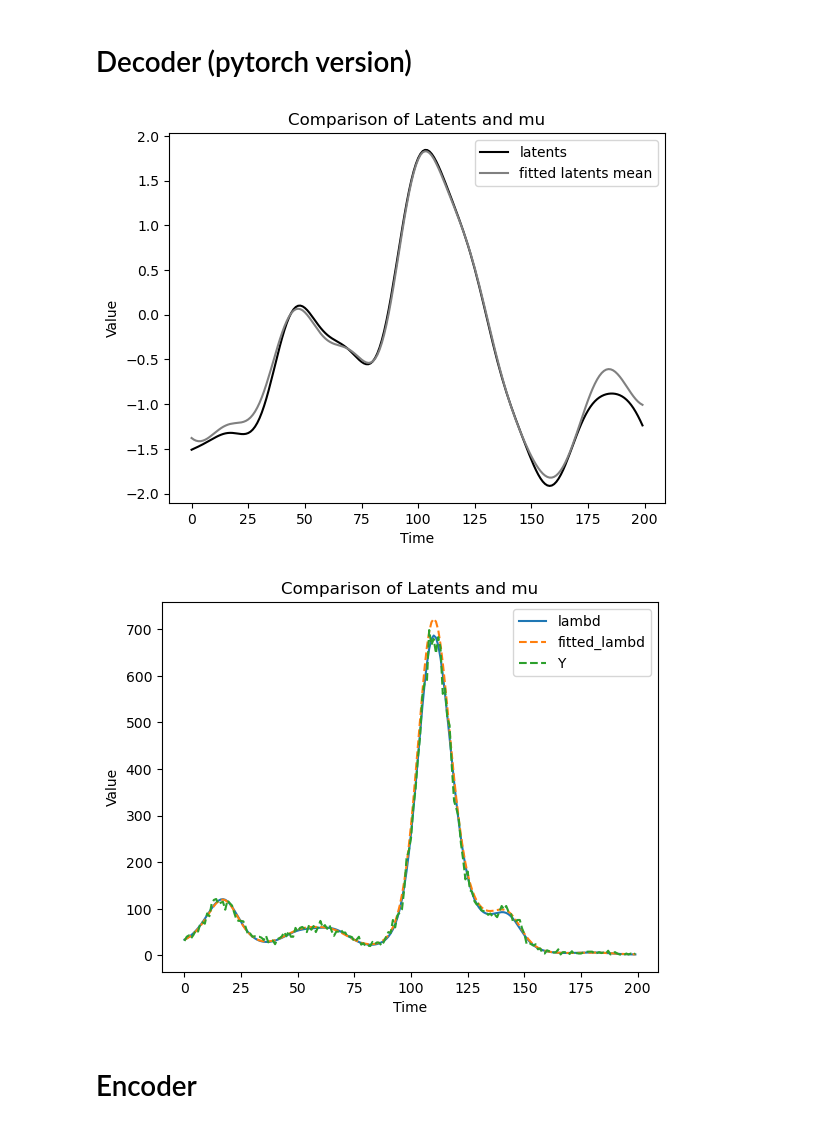
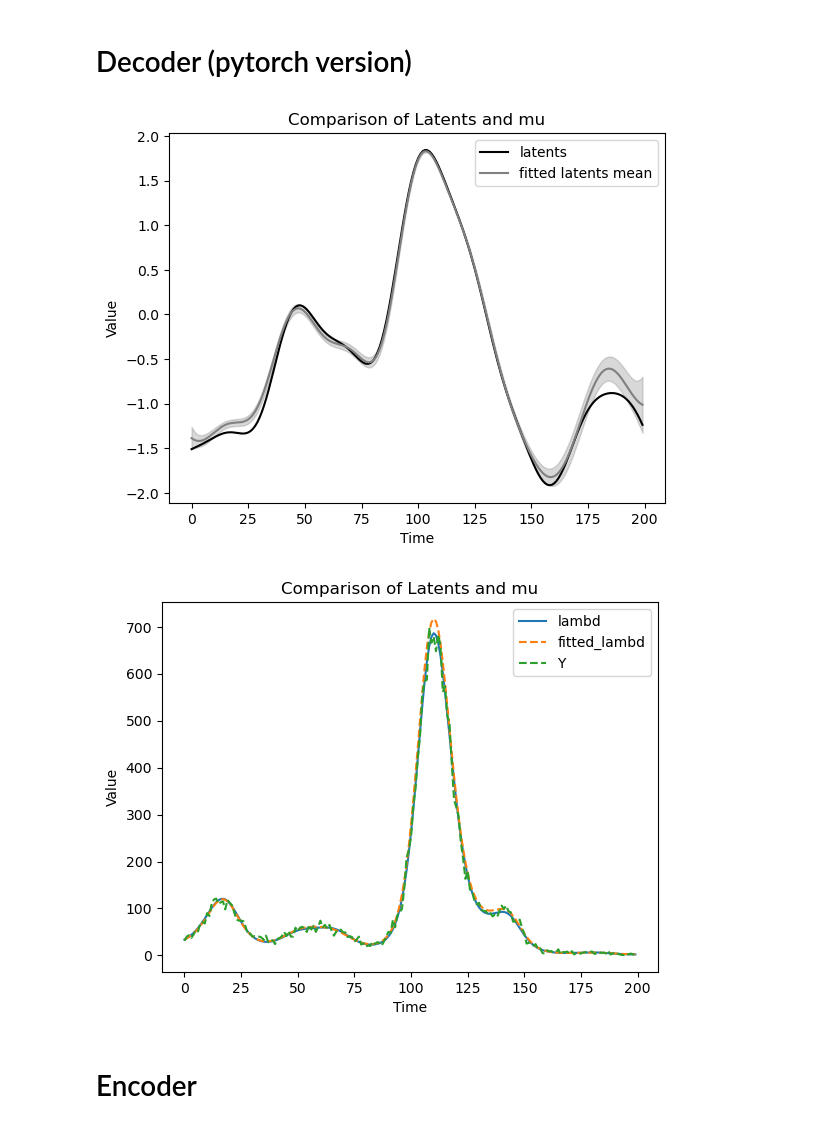
Before and after one commit to Qi-Xin/FC-GPFA, a Jupyter notebook: Decoder&Encoder.ipynb, the cells around one changed output. Saved outputs shown, nothing was run; the diff lists cells and outputs as text; code cells hidden in the pictures.

```diff
--- a/Decoder&Encoder.ipynb
+++ b/Decoder&Encoder.ipynb
@@ -404,7 +404,7 @@ def gpfa_poisson_fix_weights(Y, weights, K, bias=None, max_iter=10, tol=1e-2, ve
             break
         mu = mu_new
 
-    return mu, inv_K, lambd
+    return mu, hessian, lambd
 # Parameters for data generation
 ntrial = 100  # Number of trials
 nt = 200    # Number of time bins
@@ -430,42 +430,42 @@ lambd = np.exp(weights@latents+4)
 Y = np.random.poisson(lambd)
 
 # Call the function with tensors
-mu, cov, fitted_lambd = gpfa_poisson_fix_weights(torch.from_numpy(Y).float().to(device),
+mu, hessian, fitted_lambd = gpfa_poisson_fix_weights(torch.from_numpy(Y).float().to(device),
                                                  torch.from_numpy(weights).float().to(device),
                                                  torch.from_numpy(K).float().to(device),
                                                  max_iter=1000,
                                                  verbose=False)
 
 # Conversion for plotting (PyTorch tensor to NumPy array)
 mu = mu.cpu().numpy()
-cov = cov.cpu().numpy()
+hessian = hessian.cpu().numpy()
 fitted_lambd = fitted_lambd.cpu().numpy()
 
 # Plotting code remains
 plt.figure()
 plt.plot(latents[0, 0, :], label='latents', color='k')
-std = np.sqrt(np.diagonal(-cov, axis1=-2, axis2=-1))
+std = np.sqrt(np.diagonal(-np.linalg.inv(hessian), axis1=-2, axis2=-1))
 lower_bound = mu - 1.96 * std
 upper_bound = mu + 1.96 * std
 plt.plot(mu[0, 0, :], label='fitted latents mean', color='grey')
 plt.fill_between(range(nt), lower_bound[0, 0, :], upper_bound[0, 0, :], alpha=0.3, color='grey')
 plt.xlabel('Time')
 plt.ylabel('Value')
 plt.title('Comparison of Latents and mu')
 plt.legend()
 plt.show()
 
 plt.figure()
 plt.plot(lambd[0, 0, :], label='lambd')
 plt.plot(fitted_lambd[0, 0, :], '--', label='fitted_lambd')
 plt.plot(Y[0, 0, :]+0.1, '--', label='Y')
 plt.xlabel('Time')
 plt.ylabel('Value')
 plt.title('Comparison of Latents and mu')
 plt.legend()
 plt.show()
 # %% [output]
-[figure, old version]
+[figure, new version]
 [figure]
 # %% [markdown]
 # Encoder
```
Also changed, not shown: parts of 4 cells of this notebook.
